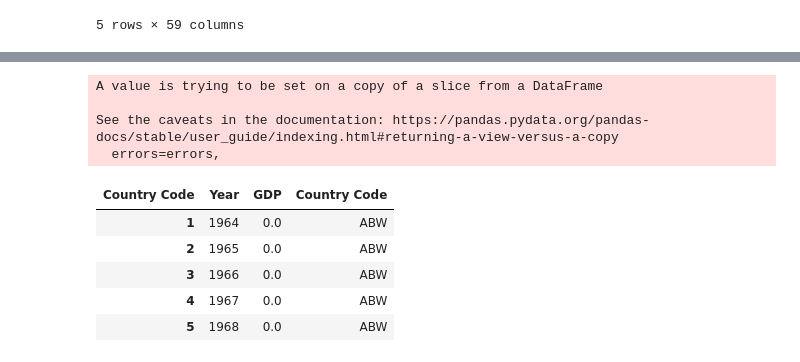
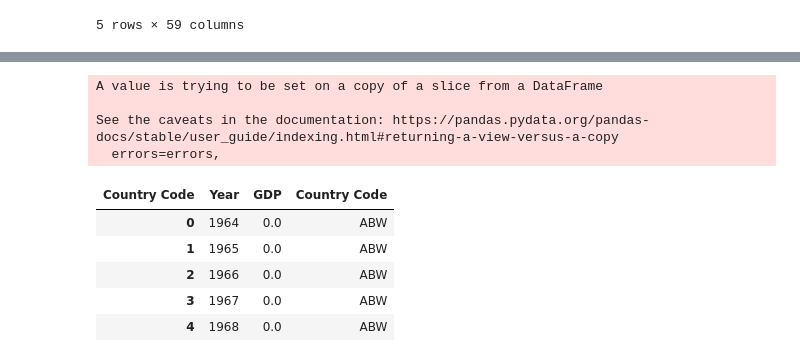
Before and after one commit to johnt1311/Olympics, a Jupyter notebook: Trey_Graham/country_code_cleaning.ipynb, the cells around one changed output, grey strips where cells are left out. Saved outputs shown, nothing was run; the diff lists cells and outputs as text; code cells hidden in the pictures.

```diff
--- a/Trey_Graham/country_code_cleaning.ipynb
+++ b/Trey_Graham/country_code_cleaning.ipynb
@@ -403,7 +391,10 @@ grouped_GDP.head()
+# %%
+# make a copy to work on
+GDP_test = wb_gdp_T.copy()
 # %%
-code_columns = df_transposed.columns.to_list()
-for code in code_columns:
-    df_transposed[f"{code}_"] = code
-df_transposed.head()
+country_codes = GDP_test.columns.to_list()
+for code in country_codes:
+    GDP_test[f"{code}_"] = code
+GDP_test.head()
 # %% [output]
 | Country Code | AFG | ALB | DZA | ASM | AND | AGO | ATG | ARG | ARM | ABW | ... |
@@ -416,7 +406,8 @@ df_transposed.head()
 5 rows × 532 columns
 # %%
 # sort the columns
-sorted_df = df_transposed.reindex(sorted(df_transposed.columns), axis=1)
-sorted_df.head()
+GDP_test = GDP_test.reindex(sorted(GDP_test.columns), axis=1)
+# GDP_test.rename(columns={'Country Code': 'Year'})
+GDP_test.head()
 # %% [output]
 | Country Code | ABW | ABW_ | AFE | AFE_ | AFG | AFG_ | AFW | AFW_ | AGO | AGO_ | ... |
@@ -429,7 +419,7 @@ sorted_df.head()
 5 rows × 532 columns
 # %%
 # slice df to test
-aruba_df = sorted_df.iloc[:, :2]
+aruba_df = GDP_test.iloc[:, :2]
 # aruba_df = aruba_df.drop(index=['Country Name'], inplace=True)
 
 
@@ -442,18 +437,19 @@ aruba_df.rename(columns={'ABW': 'GDP', 'ABW_':'Country Code'}, inplace=True)
 # %%
 # drop the first row
-aruba_df.drop(index=0, inplace=True)
+aruba_df.rename(columns={'index':'Year'}, inplace=True)
+aruba_df.index.name = None
 aruba_df.head()
 # %% [output]
 A value is trying to be set on a copy of a slice from a DataFrame
 
 See the caveats in the documentation: https://pandas.pydata.org/pandas-docs/stable/user_guide/indexing.html#returning-a-view-versus-a-copy
   errors=errors,
 | Country Code | Year | GDP | Country Code |
-| 1 | 1964 | 0.0 | ABW |
-| 2 | 1965 | 0.0 | ABW |
-| 3 | 1966 | 0.0 | ABW |
-| 4 | 1967 | 0.0 | ABW |
-| 5 | 1968 | 0.0 | ABW |
+| 0 | 1964 | 0.0 | ABW |
+| 1 | 1965 | 0.0 | ABW |
+| 2 | 1966 | 0.0 | ABW |
+| 3 | 1967 | 0.0 | ABW |
+| 4 | 1968 | 0.0 | ABW |
 # %%
 # make a copy of the layout
 
```
Also changed, not shown: parts of 22 cells of this notebook, 5 other files.
